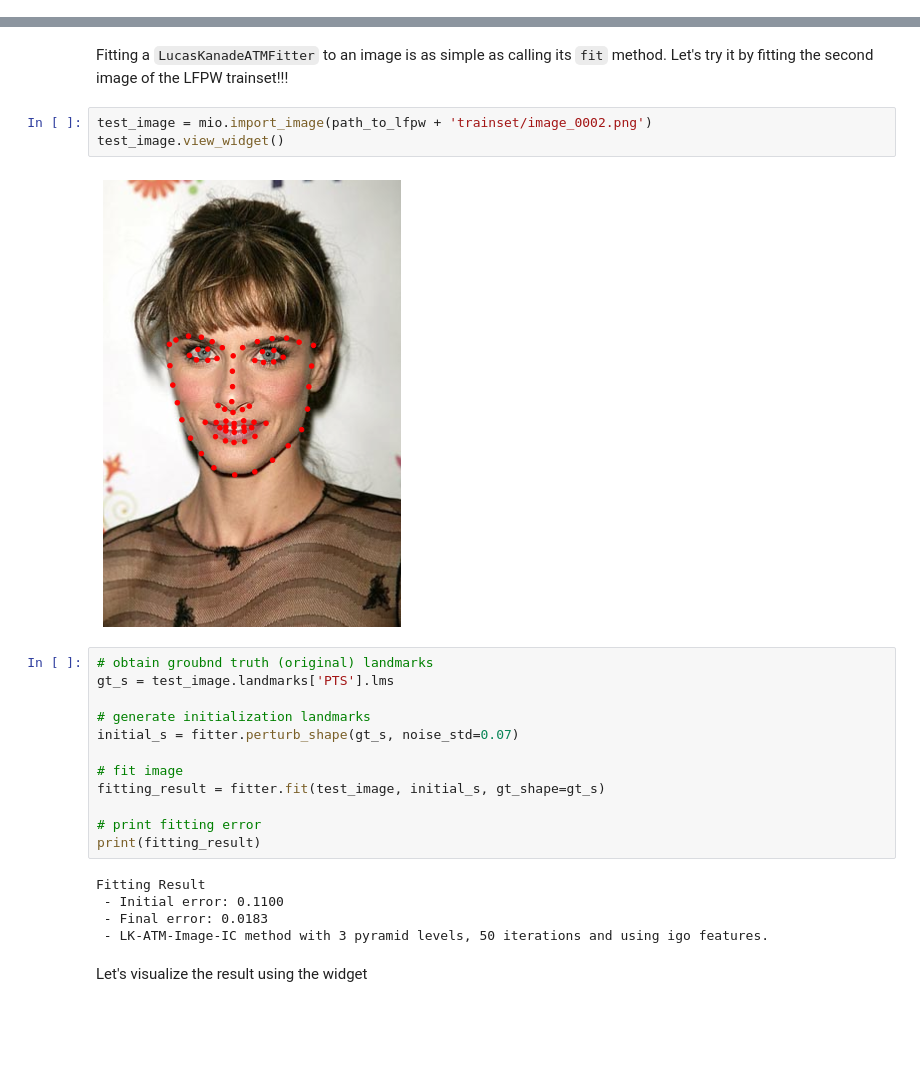
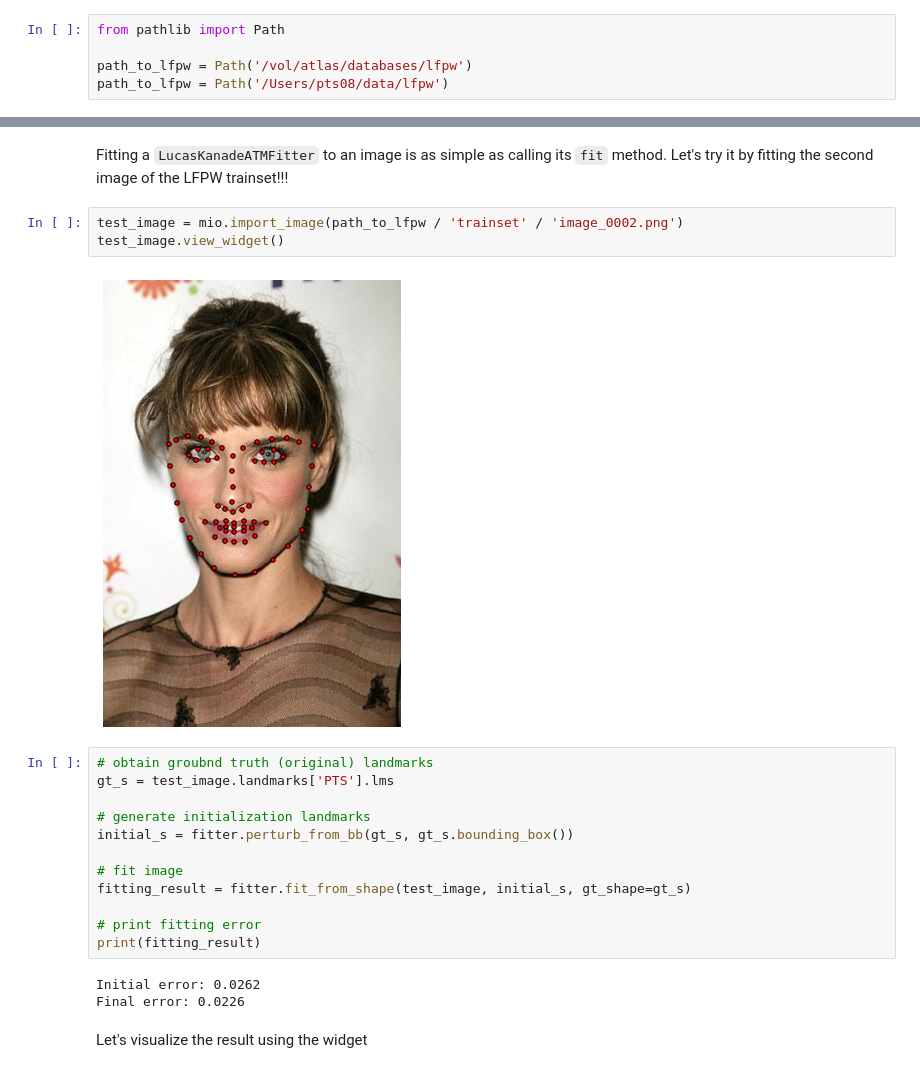
Before and after one commit to menpo/menpofit-notebooks, a Jupyter notebook: notebooks/DeformableModels/ActiveTemplateModel/ATM Basics.ipynb, the cells around one changed output, grey strips where cells are left out. Cells and saved outputs as stored; diff of their text form; blank space fills up the shorter version.

```diff
--- a/notebooks/DeformableModels/ActiveTemplateModel/ATM Basics.ipynb
+++ b/notebooks/DeformableModels/ActiveTemplateModel/ATM Basics.ipynb
@@ -10,3 +8,8 @@ path_to_lfpw = '/vol/atlas/databases/lfpw/'
+# %%
+from pathlib import Path
+
+path_to_lfpw = Path('/vol/atlas/databases/lfpw')
+path_to_lfpw = Path('/Users/pts08/data/lfpw')
 # %%
 import menpo.io as mio
 
@@ -116,26 +96,24 @@ Active Template Model Fitter
 # %% [markdown]
 Fitting a `LucasKanadeATMFitter` to an image is as simple as calling its `fit` method. Let's try it by fitting the second image of the LFPW trainset!!!
 # %%
-test_image = mio.import_image(path_to_lfpw + 'trainset/image_0002.png')
+test_image = mio.import_image(path_to_lfpw / 'trainset' / 'image_0002.png')
 test_image.view_widget()
 # %% [output]
-[figure, old version]
+[figure, new version]
 # %%
 # obtain groubnd truth (original) landmarks
 gt_s = test_image.landmarks['PTS'].lms
 
 # generate initialization landmarks
-initial_s = fitter.perturb_shape(gt_s, noise_std=0.07)
+initial_s = fitter.perturb_from_bb(gt_s, gt_s.bounding_box())
 
 # fit image
-fitting_result = fitter.fit(test_image, initial_s, gt_shape=gt_s)
+fitting_result = fitter.fit_from_shape(test_image, initial_s, gt_shape=gt_s)
 
 # print fitting error
 print(fitting_result)
 # %% [output]
-Fitting Result
- - Initial error: 0.1100
- - Final error: 0.0183
- - LK-ATM-Image-IC method with 3 pyramid levels, 50 iterations and using igo features.
+Initial error: 0.0262
+Final error: 0.0226
 # %% [markdown]
 Let's visualize the result using the widget
```
Also changed, not shown: parts of 13 cells of this notebook, 9 other files.
